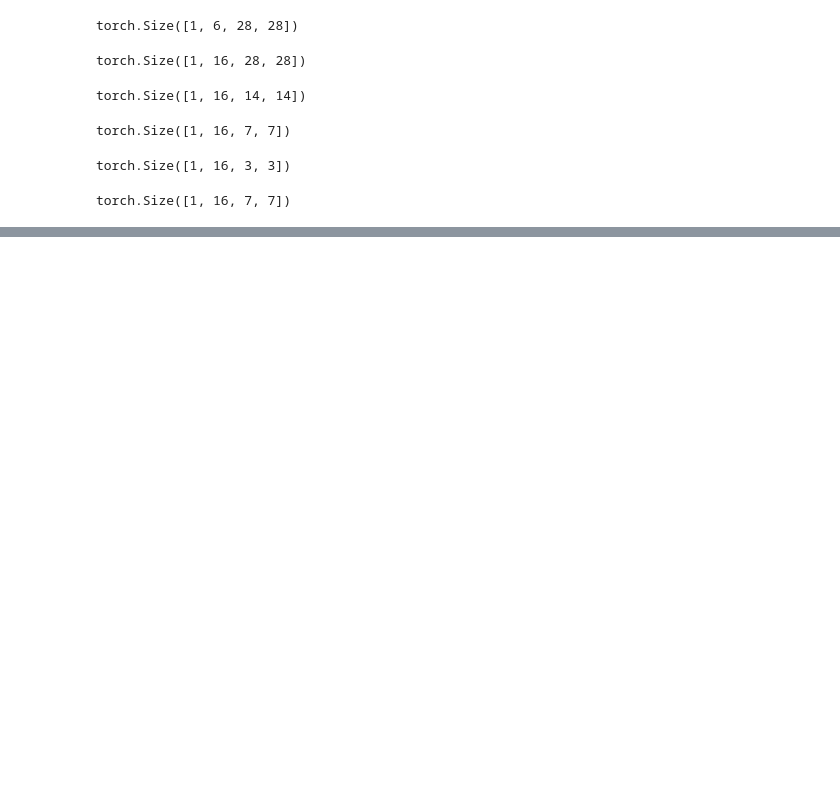
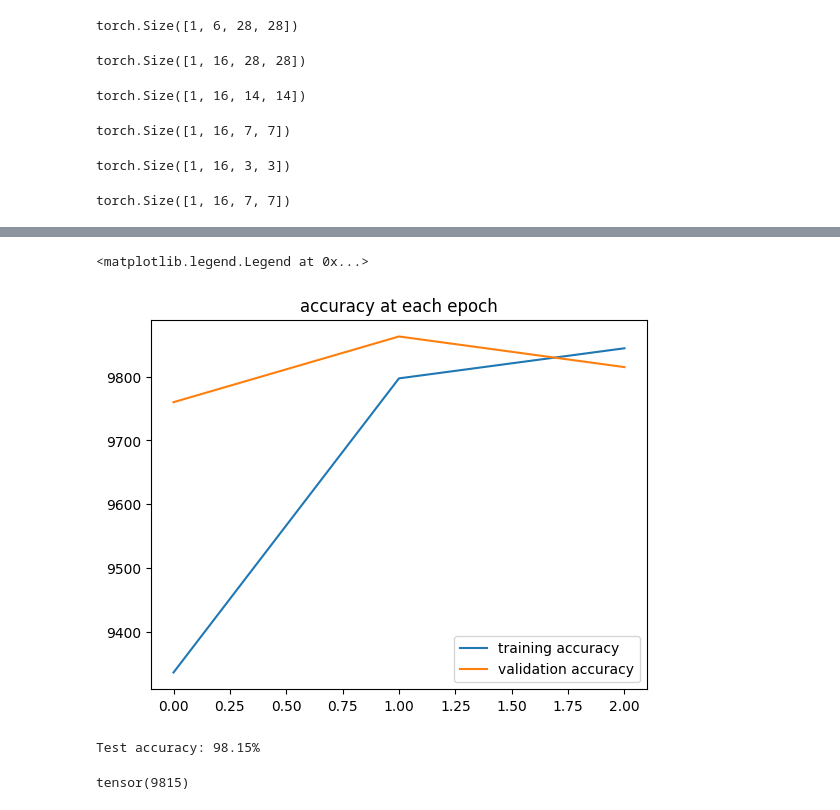
Before and after one commit to Hasibul-Islam/torchlearning, a Jupyter notebook: CNN.ipynb, the cells around one changed output, grey strips where cells are left out. Cells and saved outputs as stored; diff of their text form; code cells hidden in the pictures; blank space fills up the shorter version.

```diff
--- a/CNN.ipynb
+++ b/CNN.ipynb
@@ -115,0 +239,25 @@ torch.Size([1, 16, 7, 7])
+# %%
+# graph the accuracy at each epoch
+plt.plot([t.item()*100/600 for t in train_correct], label='training accuracy')
+plt.plot([t.item()*100/100 for t in test_correct], label='validation accuracy')
+plt.title('accuracy at each epoch')
+plt.legend()
+# %% [output]
+<matplotlib.legend.Legend at 0x...>
+[figure, added]
+# %%
+# test with test data
+test_dataloader_all = DataLoader(test_data, batch_size=10000, shuffle=False)
+with torch.no_grad():
+  correct = 0
+  for X_test, y_test in test_dataloader_all:
+    y_val = model(X_test)
+    predicted = torch.max(y_val.data, 1)[1]
+    correct += (predicted == y_test).sum()
+  print(f'Test accuracy: {correct.item()*100/len(test_data)}%')
+# %% [output]
+Test accuracy: 98.15%
+# %%
+correct
+# %% [output]
+tensor(9815)
```
Also changed, not shown: parts of 10 cells of this notebook.
